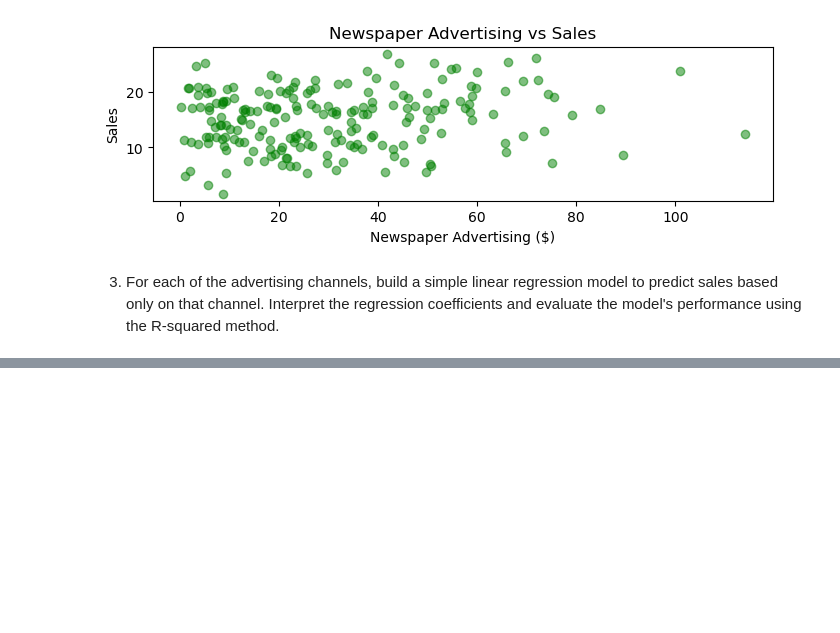
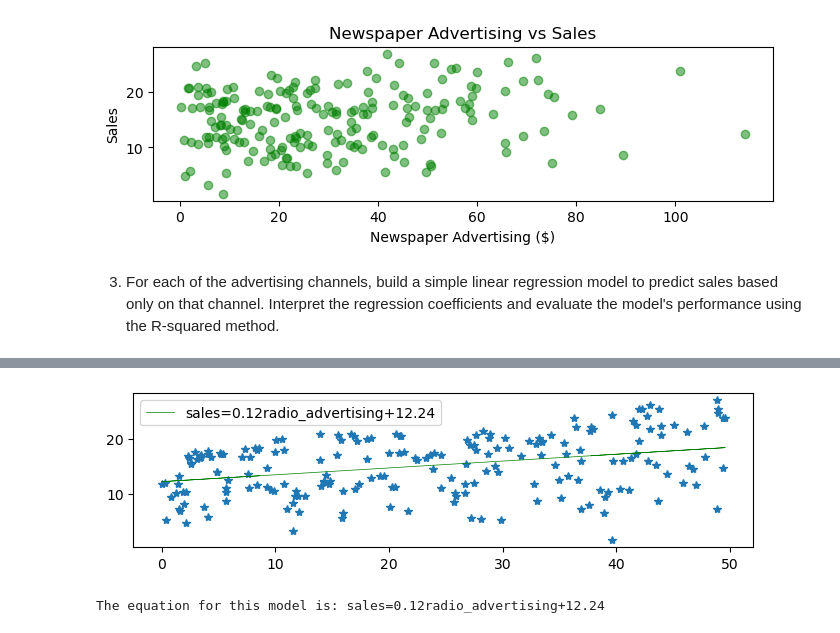
Before and after one commit to AkanchhaChoudhary/MSc-Data_Management_and_Business_Analytics, a Jupyter notebook: First_Trimester/STATISTICS Introduction to Modeling/Acitivity 9.9.ipynb, the cells around one changed output, grey strips where cells are left out. Drawn from its saved outputs; the diff is of its cells as text; code cells hidden in the pictures; blank space fills up the shorter version.

```diff
--- a/First_Trimester/STATISTICS Introduction to Modeling/Acitivity 9.9.ipynb
+++ b/First_Trimester/STATISTICS Introduction to Modeling/Acitivity 9.9.ipynb
@@ -78,0 +117,21 @@ using the R-squared method.
+# %%
+radio_advertising = df.Radio.values.reshape(-1, 1)
+sales = df.Sales.values
+
+my_model = LinearRegression().fit(radio_advertising,sales)
+a = my_model.coef_[0]
+b = my_model.intercept_
+
+text= 'sales='+str(round(a,2))+'radio_advertising''+'+str(round(b,2))
+
+sales_predict = my_model.predict(radio_advertising)
+
+plt.figure(figsize=(8,2))
+plt.plot(radio_advertising,sales, '*')
+plt.plot(radio_advertising,sales_predict, '-g', linewidth = '0.5', label=text)
+plt.legend()
+plt.show()
+print("The equation for this model is:", text)
+# %% [output]
+[figure, added]
+The equation for this model is: sales=0.12radio_advertising+12.24
```
Also changed, not shown: parts of 10 cells of this notebook.
